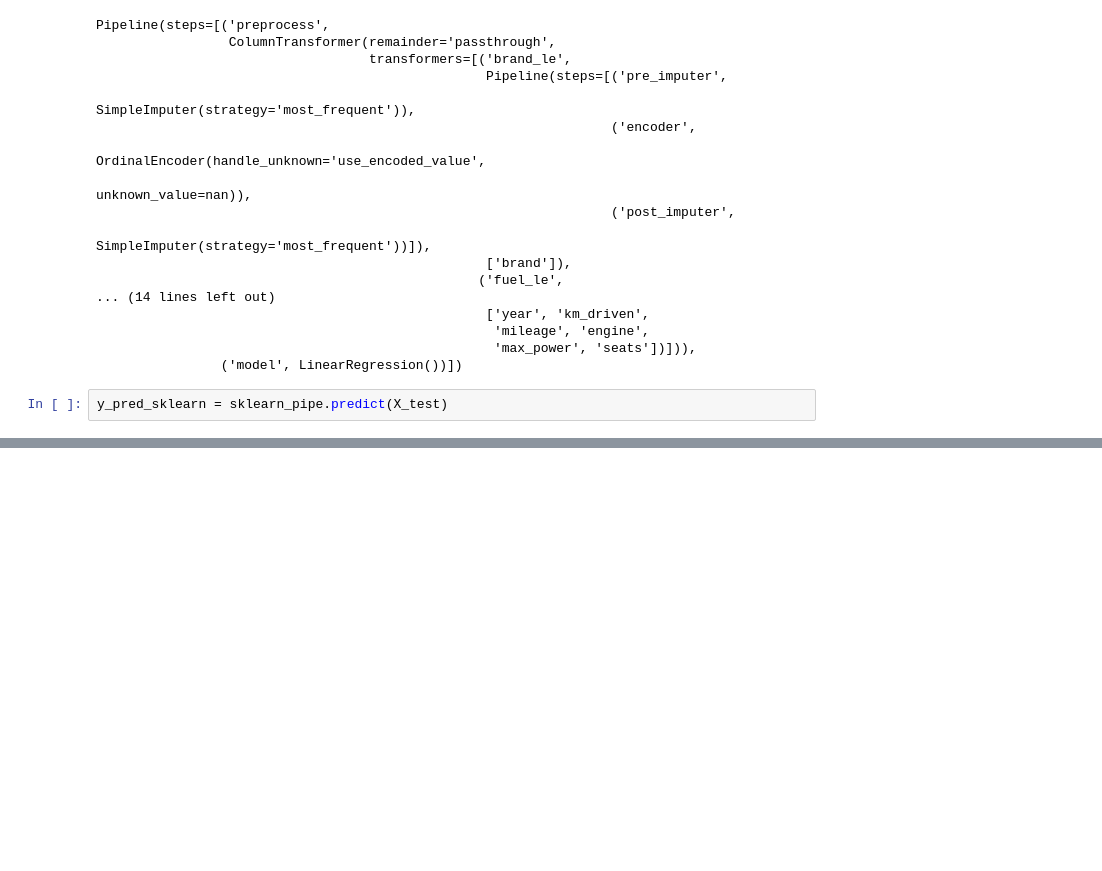
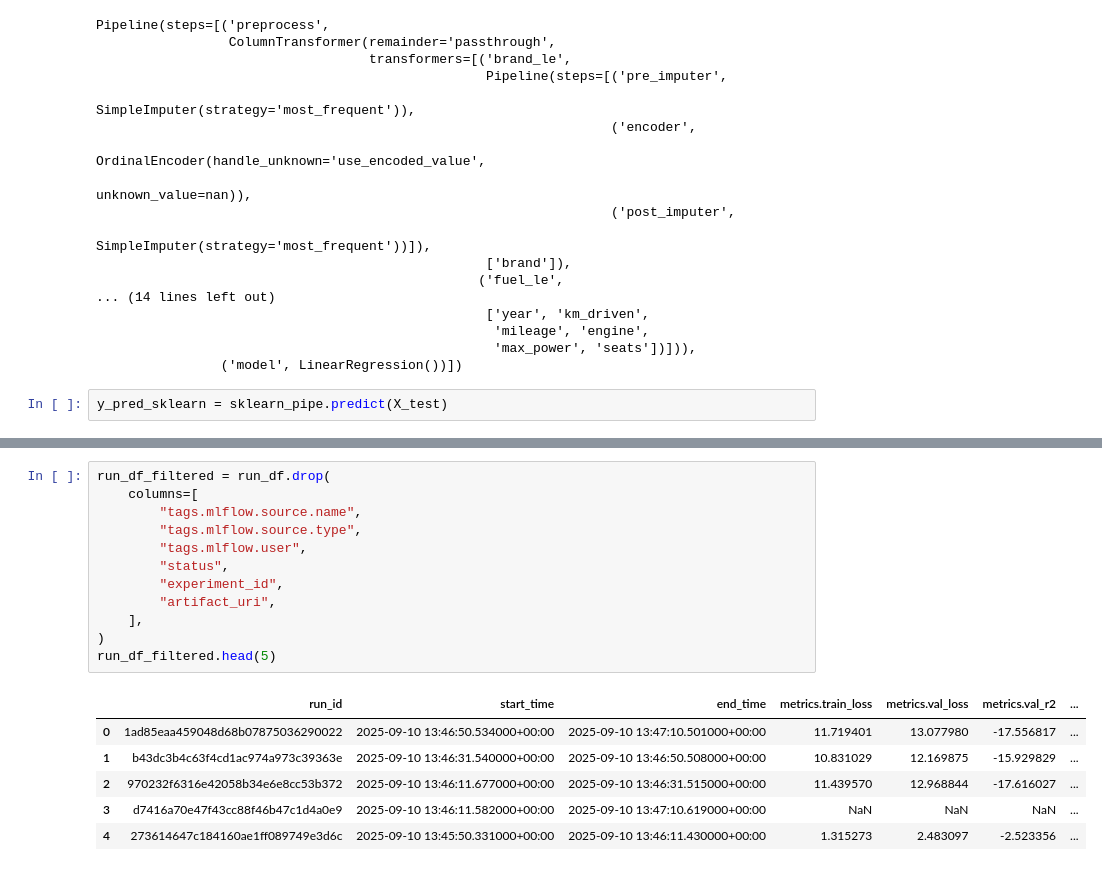
Before and after one commit to Phyke/AT82.03-ML-Car-Price-Prediction, a Jupyter notebook: Prombot_st125923_A2.ipynb, the cells around one changed output, grey strips where cells are left out. Drawn from its saved outputs; the diff is of its cells as text; blank space fills up the shorter version.

```diff
--- a/Prombot_st125923_A2.ipynb
+++ b/Prombot_st125923_A2.ipynb
@@ -814,0 +1079,19 @@ results_df.T
+# %%
+run_df_filtered = run_df.drop(
+    columns=[
+        "tags.mlflow.source.name",
+        "tags.mlflow.source.type",
+        "tags.mlflow.user",
+        "status",
+        "experiment_id",
+        "artifact_uri",
+    ],
+)
+run_df_filtered.head(5)
+# %% [output]
+|  | run_id | start_time | end_time | metrics.train_loss | metrics.val_loss | metrics.val_r2 | ... |
+| 0 | 1ad85eaa459048d68b07875036290022 | 2025-09-10 13:46:50.534000+00:00 | 2025-09-10 13:47:10.501000+00:00 | 11.719401 | 13.077980 | -17.556817 | ... |
+| 1 | b43dc3b4c63f4cd1ac974a973c39363e | 2025-09-10 13:46:31.540000+00:00 | 2025-09-10 13:46:50.508000+00:00 | 10.831029 | 12.169875 | -15.929829 | ... |
+| 2 | 970232f6316e42058b34e6e8cc53b372 | 2025-09-10 13:46:11.677000+00:00 | 2025-09-10 13:46:31.515000+00:00 | 11.439570 | 12.968844 | -17.616027 | ... |
+| 3 | d7416a70e47f43cc88f46b47c1d4a0e9 | 2025-09-10 13:46:11.582000+00:00 | 2025-09-10 13:47:10.619000+00:00 | NaN | NaN | NaN | ... |
+| 4 | 273614647c184160ae1ff089749e3d6c | 2025-09-10 13:45:50.331000+00:00 | 2025-09-10 13:46:11.430000+00:00 | 1.315273 | 2.483097 | -2.523356 | ... |
```
Also changed, not shown: parts of 67 cells of this notebook, 7 other files.
